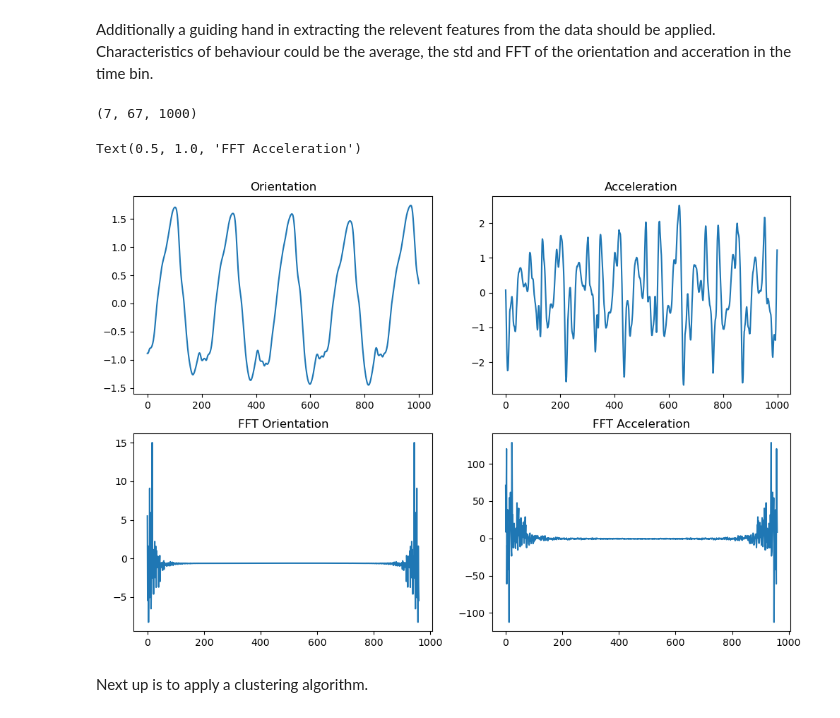
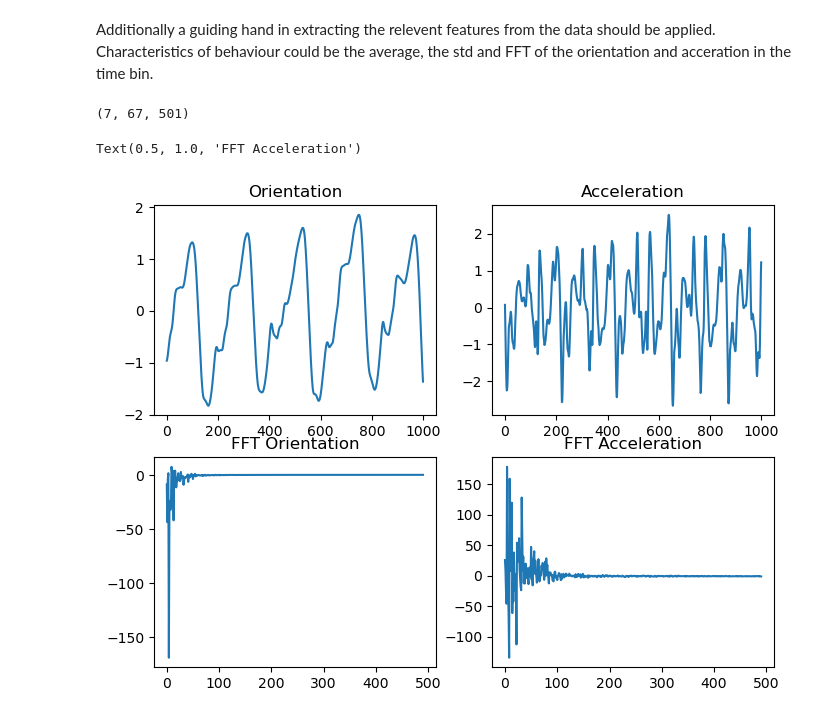
Before and after one commit to tonton-golio/inertial_navigation_transformer, a Jupyter notebook: playground_notebooks/clustering_unsupervised.ipynb, the cells around one changed output. Saved outputs shown, nothing was run; the diff lists cells and outputs as text; code cells hidden in the pictures.

```diff
--- a/playground_notebooks/clustering_unsupervised.ipynb
+++ b/playground_notebooks/clustering_unsupervised.ipynb
@@ -21,6 +22,7 @@ num_bins = int(N/time_bin_size) #Giving 67 time bins
 if N == 0:
     ekf_ori = data_dict['pose/ekf_ori']
     tango_ori = data_dict['pose/tango_ori']
+    tango_pos = data_dict['pose/tango_pos']
     gyro = data_dict['synced/gyro']
     gyro_uncalib = data_dict['synced/gyro_uncalib']
     acc = data_dict['synced/acce']
@@ -37,6 +39,7 @@ if N == 0:
 else:
     ekf_ori = data_dict['pose/ekf_ori'][:N]
     tango_ori = data_dict['pose/tango_ori'][:N]
+    tango_pos = data_dict['pose/tango_pos'][:N]
     gyro = data_dict['synced/gyro'][:N]
     gyro_uncalib = data_dict['synced/gyro_uncalib'][:N]
     acc = data_dict['synced/acce'][:N]
@@ -71,24 +74,22 @@ Additionally a guiding hand in extracting the relevent features from the data sh
 data_average = np.mean(data_unprocessed, axis=2)
 data_std = np.std(data_unprocessed, axis=2)
 data_signal = (data_unprocessed - data_average[:,:,None])/data_std[:,:,None]
-data_fft = fft(data_signal, axis=2)
+data_fft = rfft(data_signal, axis=2)
 print(data_fft.shape)
 # %% [output]
-(7, 67, 1000)
+(7, 67, 501)
 # %%
 #Plotting the signal and FFT for the a specific time bin
 time_bin_number = 15
-fig, axs = plt.subplots(2, 2, figsize=(12,8))
-axs[0, 0].plot(data_signal[1,time_bin_number,:])
+fig1, axs = plt.subplots(2, 2, figsize=(8,6))
+axs[0, 0].plot(data_signal[0,time_bin_number,:])
 axs[0, 0].set_title('Orientation')
 axs[0, 1].plot(data_signal[4,time_bin_number,:])
 axs[0, 1].set_title('Acceleration')
-axs[1, 0].plot(data_fft[1,time_bin_number,20:-20])
+axs[1, 0].plot(data_fft[0,time_bin_number,10:])
 axs[1, 0].set_title('FFT Orientation')
-axs[1, 1].plot(data_fft[4,time_bin_number,20:-20])
+axs[1, 1].plot(data_fft[4,time_bin_number,10:])
 axs[1, 1].set_title('FFT Acceleration')
 # %% [output]
 Text(0.5, 1.0, 'FFT Acceleration')
-[figure, old version]
+[figure, new version]
-# %% [markdown]
-Next up is to apply a clustering algorithm.
```
Also changed, not shown: parts of 7 cells of this notebook.
